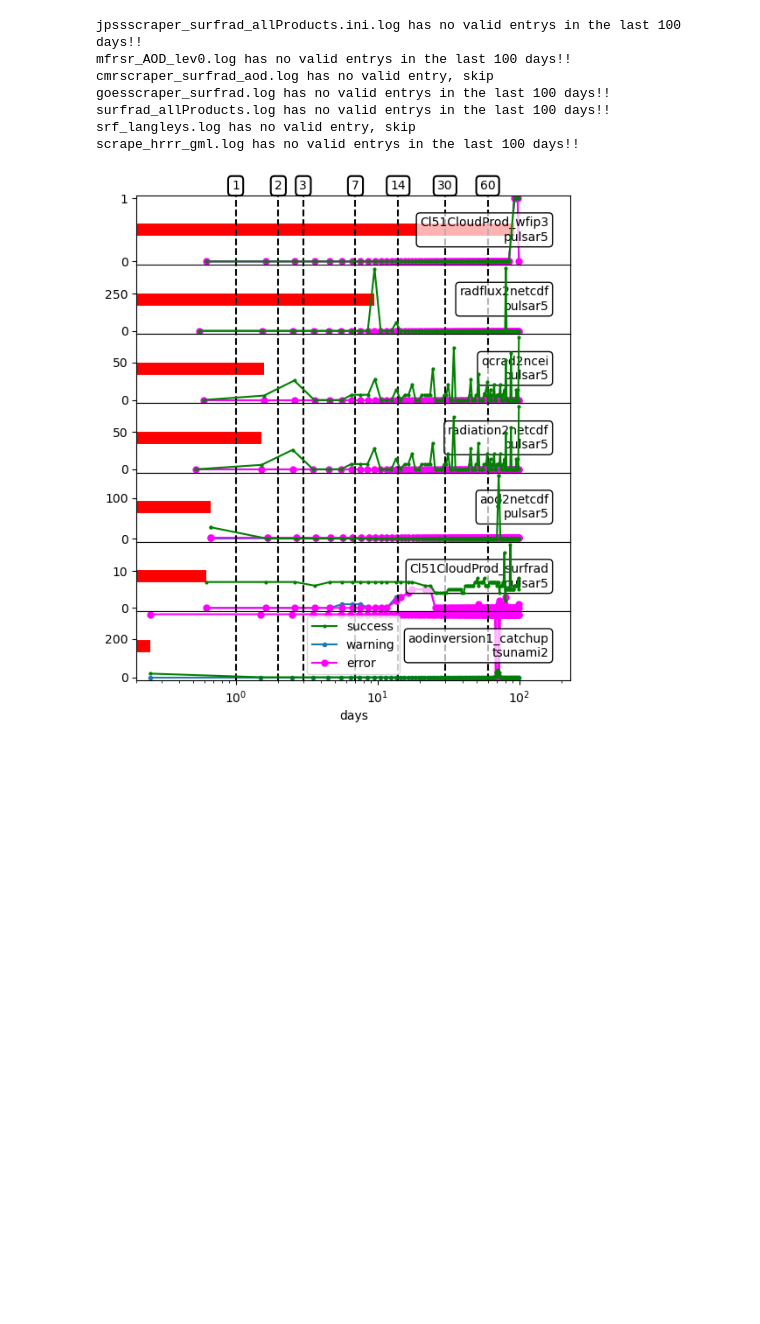
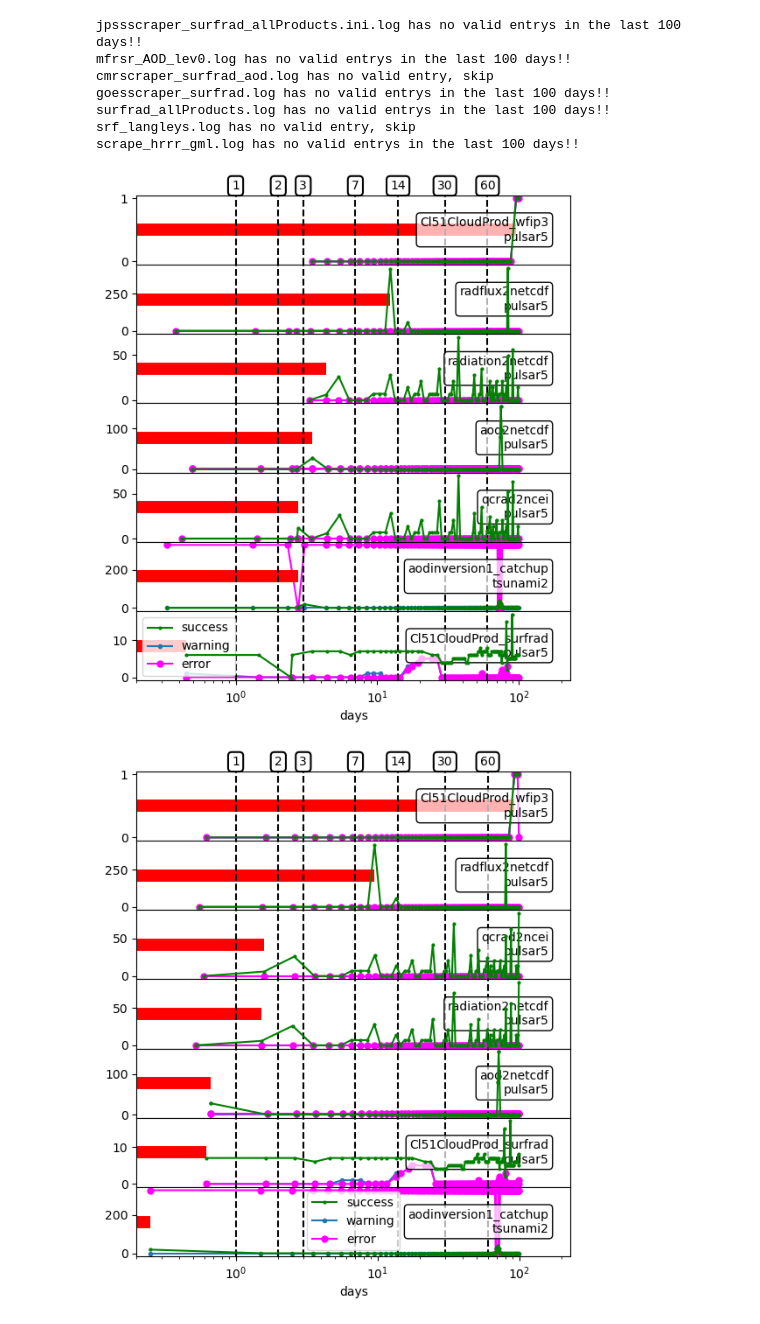
Before and after one commit to hagne/SURFRAD, a Jupyter notebook: notebooks/production/automations.ipynb, the cells around one changed output. Saved outputs shown, nothing was run; the diff lists cells and outputs as text; code cells hidden in the pictures; blank space fills up the shorter version.

```diff
--- a/notebooks/production/automations.ipynb
+++ b/notebooks/production/automations.ipynb
@@ -22,6 +23,25 @@ goesscraper_surfrad.log has no valid entrys in the last 100 days!!
 surfrad_allProducts.log has no valid entrys in the last 100 days!!
 srf_langleys.log has no valid entry, skip
 scrape_hrrr_gml.log has no valid entrys in the last 100 days!!
+# %%
+f,aa,leg = stat.plot_time_delta()
+f.set_figheight(f.get_figheight() * 1.5)
+if 1:
+    for a in aa:
+        g = a.get_lines()[0] #success
+        # g.set_color('black')
+        g.set_zorder(100)
+        # g.set_markerfacecolor('None')
+        g.set_markersize(4)
+
+        g = a.get_lines()[2] #error
+        g.set_markersize(10)
+        g.set_color('magenta')
+        # a.set_yscale('log')
+        # a.set_xlim(left = 0.001)
+    a.legend()
+# %% [output]
+[figure, added]
 # %%
 f,aa,leg = stat.plot_time_delta()
 f.set_figheight(f.get_figheight() * 1.5)
```
Also changed, not shown: parts of 1 cell of this notebook, 11 other files.
